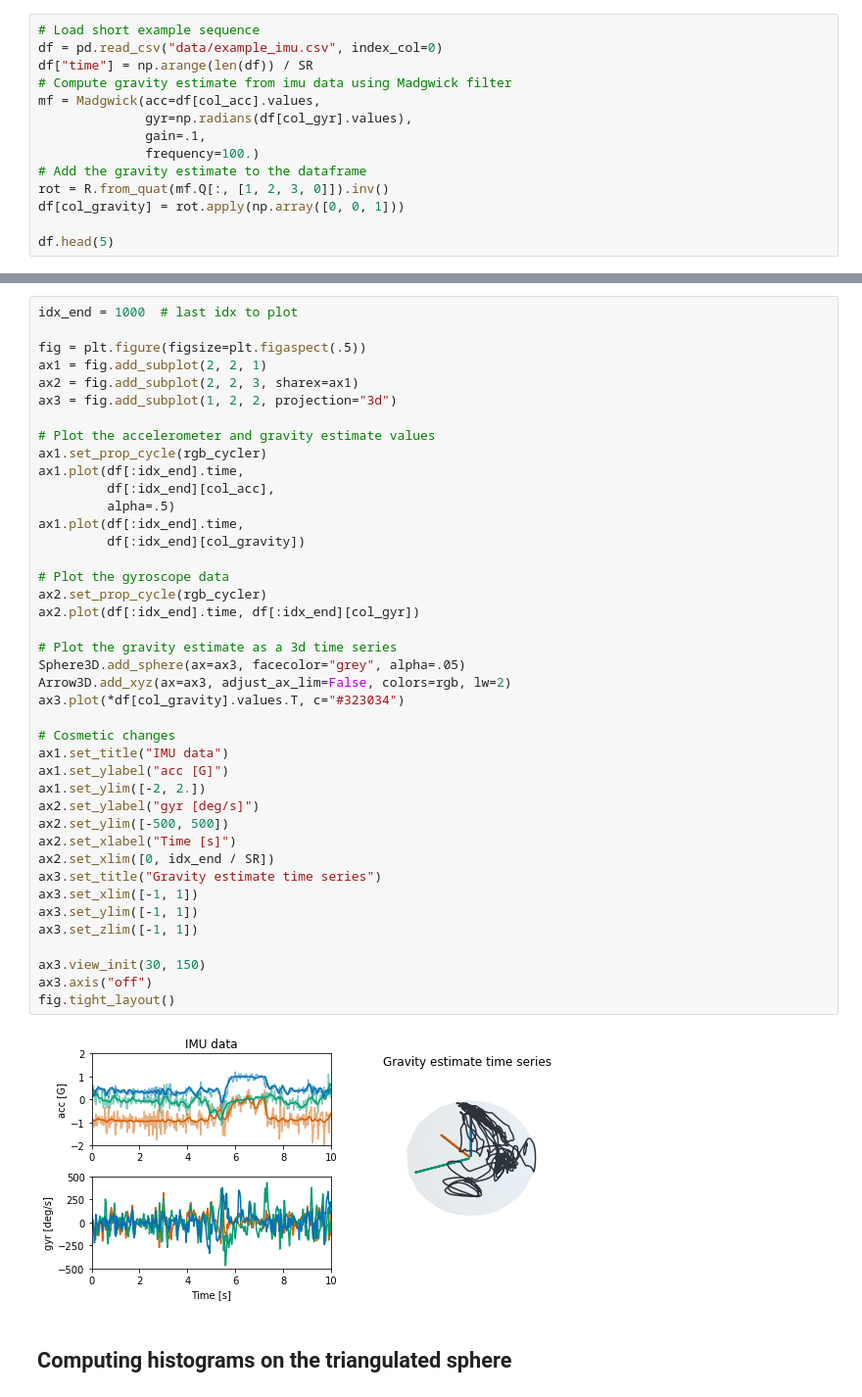
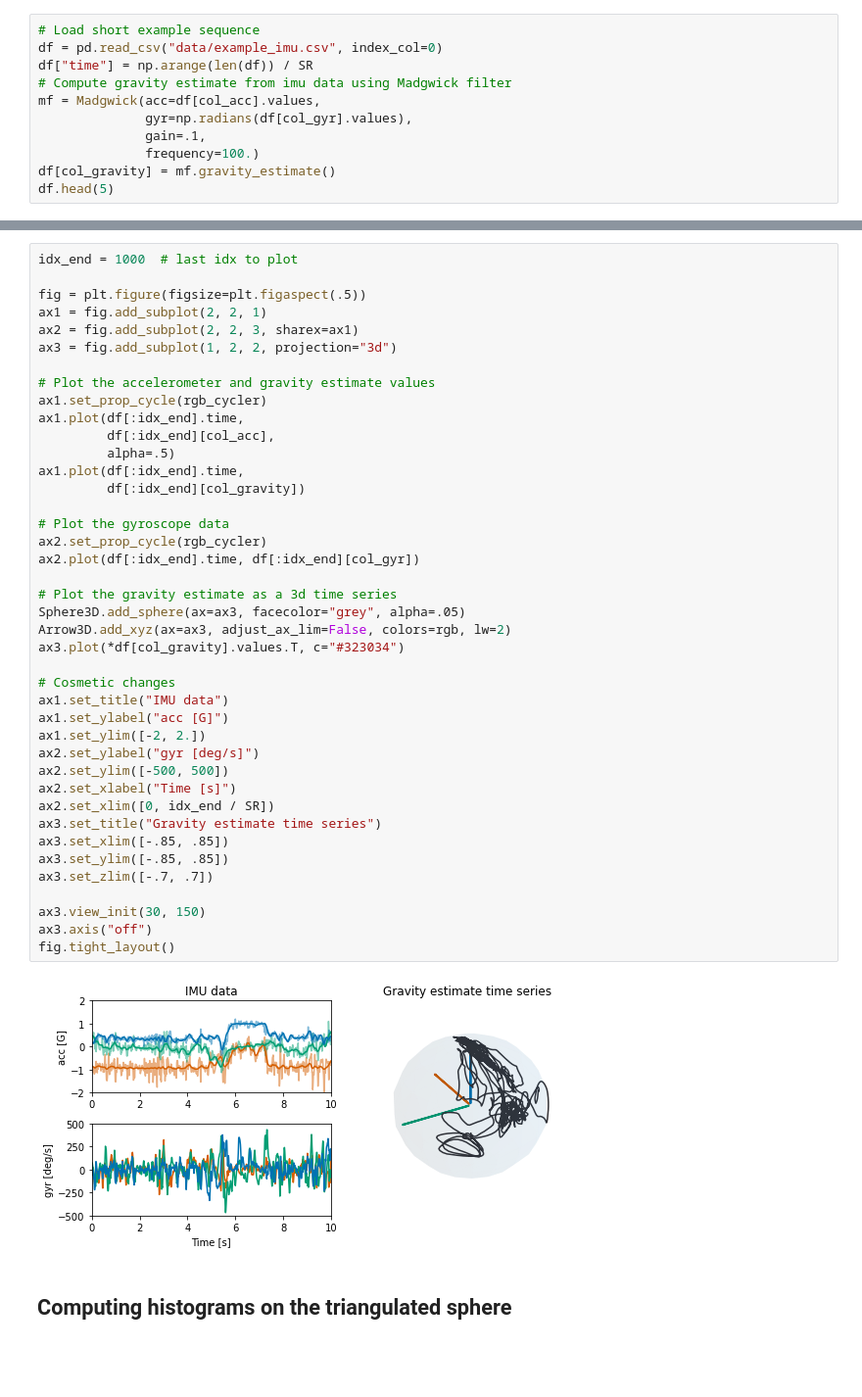
Before and after one commit to rfayat/sensors_IMU_head_tilt_rodents, a Jupyter notebook: notebooks/head_tilt_maps.ipynb, the cells around one changed output, grey strips where cells are left out. Shown at 98% size. Drawn from its saved outputs; the diff is of its cells as text; blank space fills up the shorter version.

```diff
--- a/notebooks/head_tilt_maps.ipynb
+++ b/notebooks/head_tilt_maps.ipynb
@@ -44,10 +39,7 @@ mf = Madgwick(acc=df[col_acc].values,
               gyr=np.radians(df[col_gyr].values),
               gain=.1,
               frequency=100.)
-# Add the gravity estimate to the dataframe
-rot = R.from_quat(mf.Q[:, [1, 2, 3, 0]]).inv()
-df[col_gravity] = rot.apply(np.array([0, 0, 1]))
-
+df[col_gravity] = mf.gravity_estimate()
 df.head(5)
 # %% [output]
 |  | ax | ay | az | gx | gy | gz | time | aGx | aGy | aGz |
@@ -69,37 +61,37 @@ ax3 = fig.add_subplot(1, 2, 2, projection="3d")
 ax1.set_prop_cycle(rgb_cycler)
 ax1.plot(df[:idx_end].time,
          df[:idx_end][col_acc],
          alpha=.5)
 ax1.plot(df[:idx_end].time,
          df[:idx_end][col_gravity])
 
 # Plot the gyroscope data
 ax2.set_prop_cycle(rgb_cycler)
 ax2.plot(df[:idx_end].time, df[:idx_end][col_gyr])
 
 # Plot the gravity estimate as a 3d time series
 Sphere3D.add_sphere(ax=ax3, facecolor="grey", alpha=.05)
 Arrow3D.add_xyz(ax=ax3, adjust_ax_lim=False, colors=rgb, lw=2)
 ax3.plot(*df[col_gravity].values.T, c="#323034")
 
 # Cosmetic changes
 ax1.set_title("IMU data")
 ax1.set_ylabel("acc [G]")
 ax1.set_ylim([-2, 2.])
 ax2.set_ylabel("gyr [deg/s]")
 ax2.set_ylim([-500, 500])
 ax2.set_xlabel("Time [s]")
 ax2.set_xlim([0, idx_end / SR])
 ax3.set_title("Gravity estimate time series")
-ax3.set_xlim([-1, 1])
-ax3.set_ylim([-1, 1])
-ax3.set_zlim([-1, 1])
+ax3.set_xlim([-.85, .85])
+ax3.set_ylim([-.85, .85])
+ax3.set_zlim([-.7, .7])
 
 ax3.view_init(30, 150)
 ax3.axis("off")
 fig.tight_layout()
 # %% [output]
-[figure, old version]
+[figure, new version]
 # %% [markdown]
 ## Computing histograms on the triangulated sphere
 # %%
```
Also changed, not shown: parts of 6 cells of this notebook, 2 other files.
